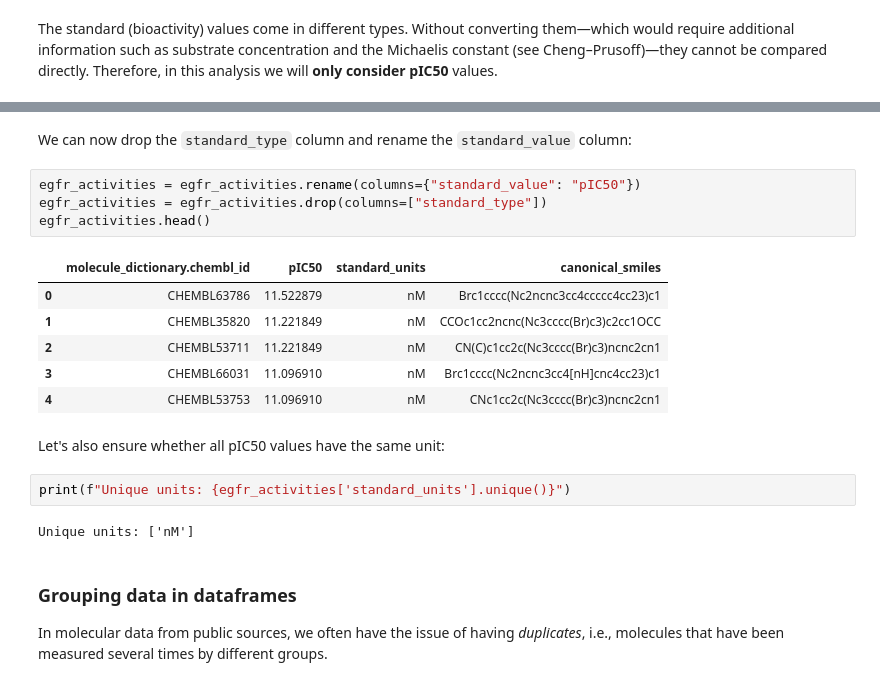
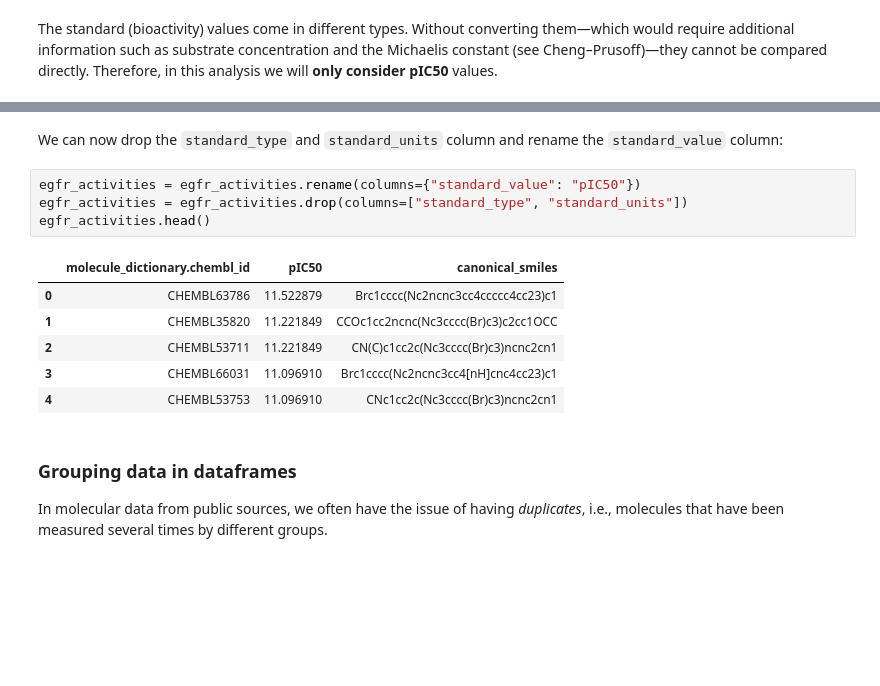
Before and after one commit to volkamerlab/cic_summerschool_2025, a Jupyter notebook: session_1/session_1.ipynb, the cells around one changed output, grey strips where cells are left out. Cells and saved outputs as stored; diff of their text form; blank space fills up the shorter version.

```diff
--- a/session_1/session_1.ipynb
+++ b/session_1/session_1.ipynb
@@ -344,22 +334,16 @@ egfr_activities.shape
 # %% [markdown]
-We can now drop the `standard_type` column and rename the `standard_value` column:
+We can now drop the `standard_type` and `standard_units` column and rename the `standard_value` column:
 # %%
 egfr_activities = egfr_activities.rename(columns={"standard_value": "pIC50"})
-egfr_activities = egfr_activities.drop(columns=["standard_type"])
+egfr_activities = egfr_activities.drop(columns=["standard_type", "standard_units"])
 egfr_activities.head()
 # %% [output]
-|  | molecule_dictionary.chembl_id | pIC50 | standard_units | canonical_smiles |
-| 0 | CHEMBL63786 | 11.522879 | nM | Brc1cccc(Nc2ncnc3cc4ccccc4cc23)c1 |
-| 1 | CHEMBL35820 | 11.221849 | nM | CCOc1cc2ncnc(Nc3cccc(Br)c3)c2cc1OCC |
-| 2 | CHEMBL53711 | 11.221849 | nM | CN(C)c1cc2c(Nc3cccc(Br)c3)ncnc2cn1 |
-| 3 | CHEMBL66031 | 11.096910 | nM | Brc1cccc(Nc2ncnc3cc4[nH]cnc4cc23)c1 |
-| 4 | CHEMBL53753 | 11.096910 | nM | CNc1cc2c(Nc3cccc(Br)c3)ncnc2cn1 |
+|  | molecule_dictionary.chembl_id | pIC50 | canonical_smiles |
+| 0 | CHEMBL63786 | 11.522879 | Brc1cccc(Nc2ncnc3cc4ccccc4cc23)c1 |
+| 1 | CHEMBL35820 | 11.221849 | CCOc1cc2ncnc(Nc3cccc(Br)c3)c2cc1OCC |
+| 2 | CHEMBL53711 | 11.221849 | CN(C)c1cc2c(Nc3cccc(Br)c3)ncnc2cn1 |
+| 3 | CHEMBL66031 | 11.096910 | Brc1cccc(Nc2ncnc3cc4[nH]cnc4cc23)c1 |
+| 4 | CHEMBL53753 | 11.096910 | CNc1cc2c(Nc3cccc(Br)c3)ncnc2cn1 |
-# %% [markdown]
-Let's also ensure whether all pIC50 values have the same unit:
-# %%
-print(f"Unique units: {egfr_activities['standard_units'].unique()}")
-# %% [output]
-Unique units: ['nM']
 # %% [markdown]
 ### Grouping data in dataframes
 
```
Also changed, not shown: parts of 24 cells of this notebook.
